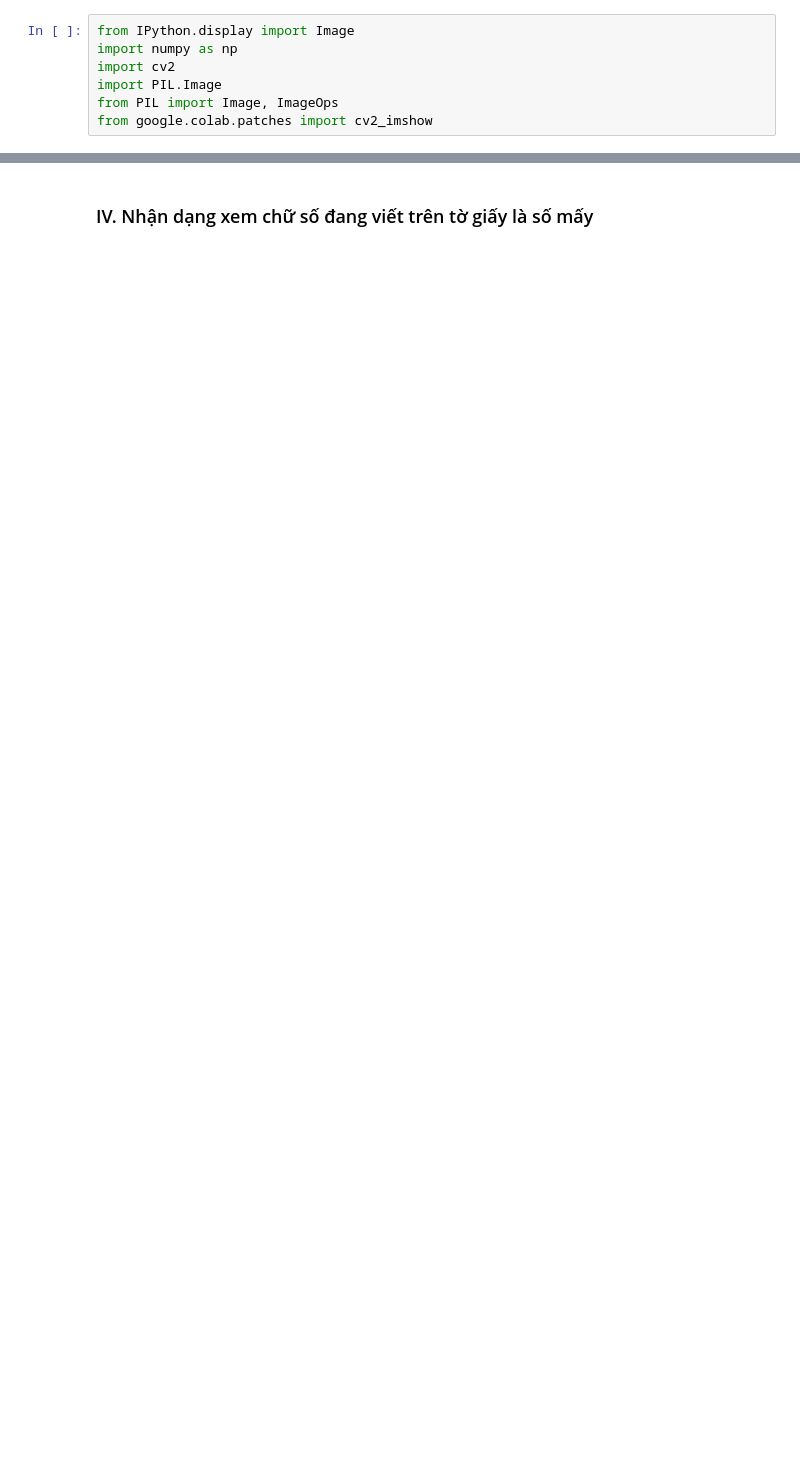
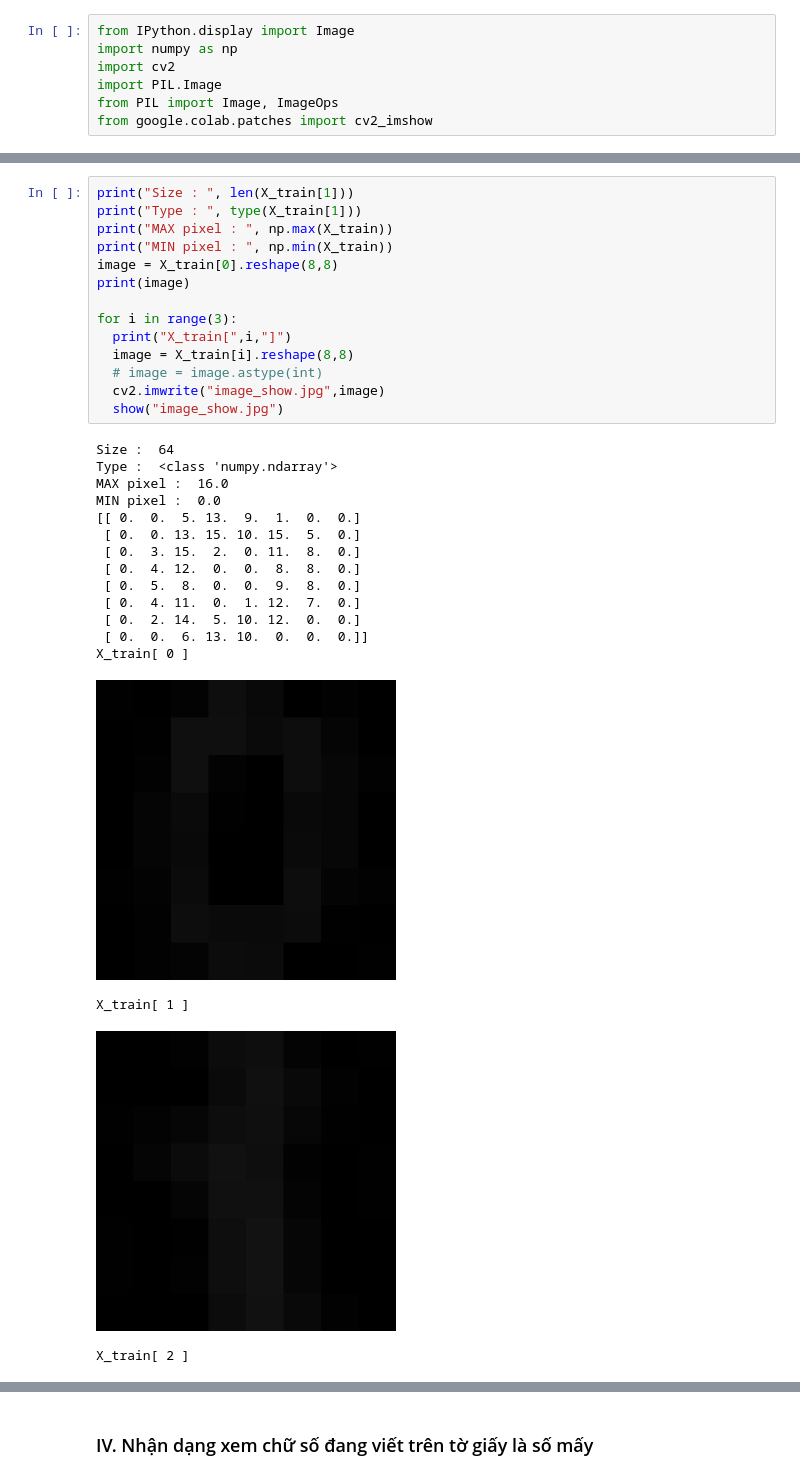
Before and after one commit to NguyenMinh2804/CS114.L22.KHCL, a Jupyter notebook: Colab_01.ipynb, the cells around one changed output, grey strips where cells are left out. Drawn from its saved outputs; the diff is of its cells as text; blank space fills up the shorter version.

```diff
--- a/Colab_01.ipynb
+++ b/Colab_01.ipynb
@@ -282,0 +225,32 @@ def show(filename):
+# %%
+print("Size : ", len(X_train[1]))
+print("Type : ", type(X_train[1]))
+print("MAX pixel : ", np.max(X_train))
+print("MIN pixel : ", np.min(X_train))
+image = X_train[0].reshape(8,8)
+print(image)
+
+for i in range(3):
+  print("X_train[",i,"]")
+  image = X_train[i].reshape(8,8)
+  # image = image.astype(int)
+  cv2.imwrite("image_show.jpg",image)
+  show("image_show.jpg")
+# %% [output]
+Size :  64
+Type :  <class 'numpy.ndarray'>
+MAX pixel :  16.0
+MIN pixel :  0.0
+[[ 0.  0.  5. 13.  9.  1.  0.  0.]
+ [ 0.  0. 13. 15. 10. 15.  5.  0.]
+ [ 0.  3. 15.  2.  0. 11.  8.  0.]
+ [ 0.  4. 12.  0.  0.  8.  8.  0.]
+ [ 0.  5.  8.  0.  0.  9.  8.  0.]
+ [ 0.  4. 11.  0.  1. 12.  7.  0.]
+ [ 0.  2. 14.  5. 10. 12.  0.  0.]
+ [ 0.  0.  6. 13. 10.  0.  0.  0.]]
+X_train[ 0 ]
+[figure, added]
+X_train[ 1 ]
+[figure, added]
+X_train[ 2 ]
```
Also changed, not shown: parts of 19 cells of this notebook.
